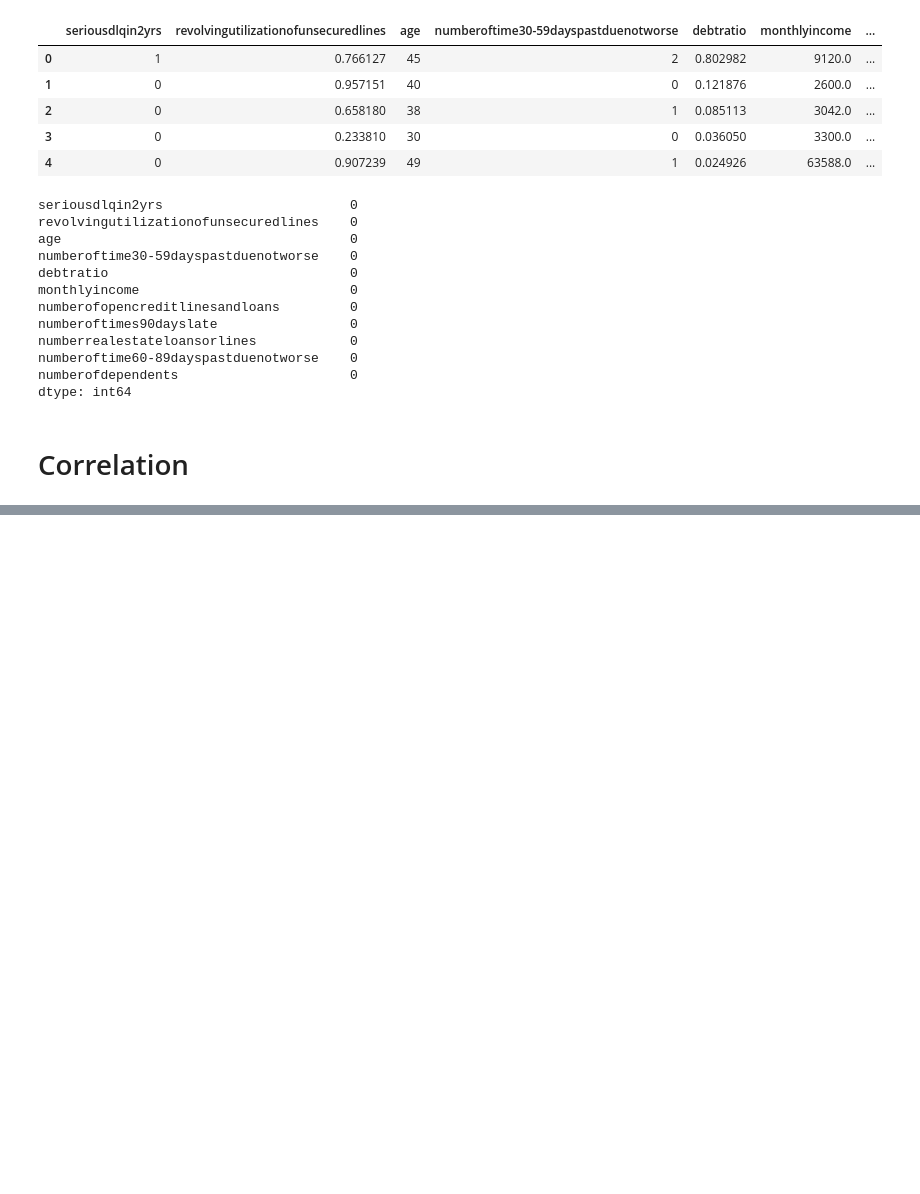
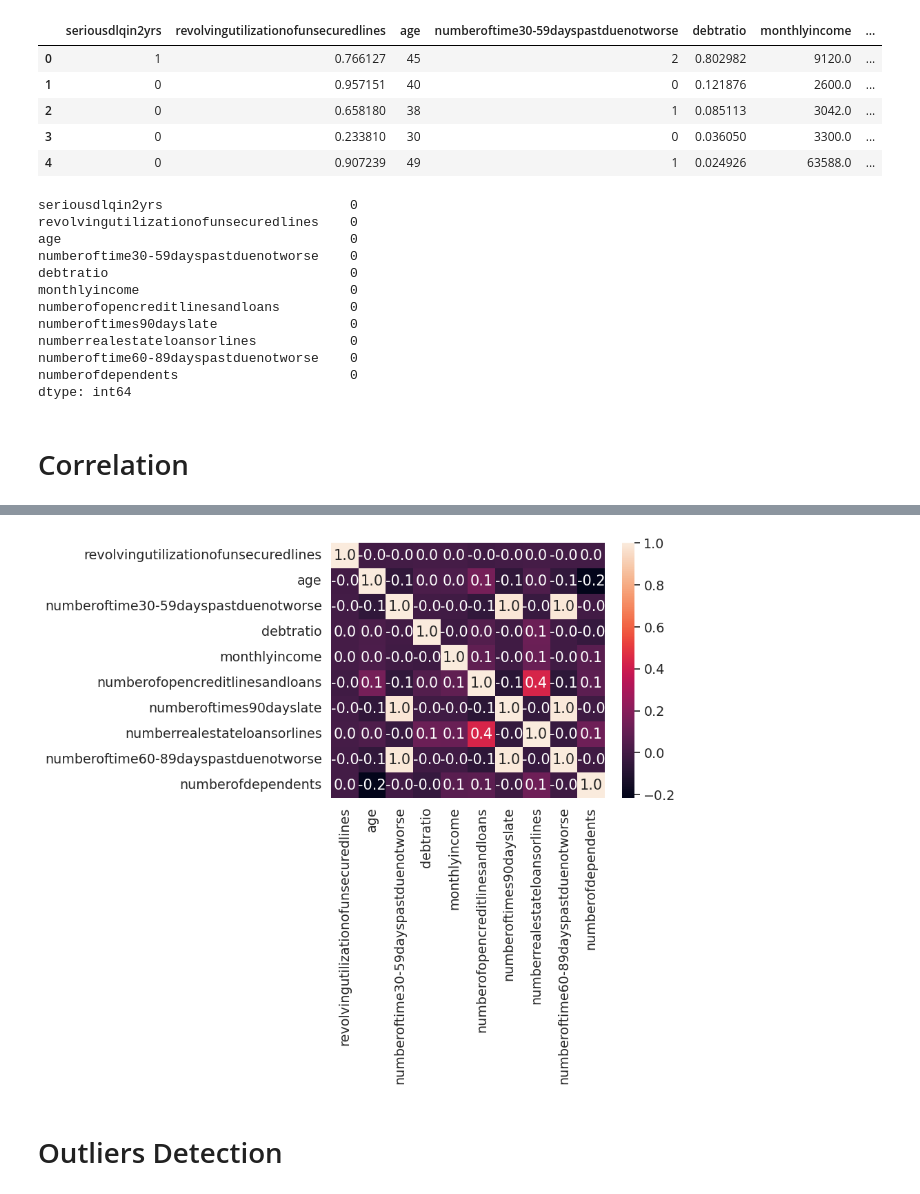
Before and after one commit to LiXinYiEmily/STAT3011_2324_GP7, a Jupyter notebook: replication.ipynb, the cells around one changed output, grey strips where cells are left out. Drawn from its saved outputs; the diff is of its cells as text; code cells hidden in the pictures; blank space fills up the shorter version.

```diff
--- a/replication.ipynb
+++ b/replication.ipynb
@@ -15,7 +15,7 @@ print(training_data.columns)
 # Change column heading format
 cleancolumn = []
 for i in range(len(training_data.columns)):
-    cleancolumn.append(training_data.columns[i].replace('_',' ').lower())
+    cleancolumn.append(training_data.columns[i].replace('_',' ').replace('-','').lower())
 training_data.columns = cleancolumn
 print(training_data.columns)
 # %% [output]
@@ -211,3 +211,7 @@ numberofdependents                      0
 dtype: int64
 # %% [markdown]
 # Correlation
+# %%
+training_data.fillna(training_data.median(),inplace=True)
+# Get the correlation
+training_data[training_data.columns[1:]].corr()
@@ -213,0 +230,10 @@ dtype: int64
+# %%
+# Plot heatmap to show correlation
+sns.set()
+sns.set(font_scale=1.25)
+sns.heatmap(training_data[training_data.columns[1:]].corr(),annot=True,fmt=".1f")
+plt.show()
+# %% [output]
+[figure, added]
+# %% [markdown]
+# Outliers Detection
```
Also changed, not shown: parts of 12 cells of this notebook.
